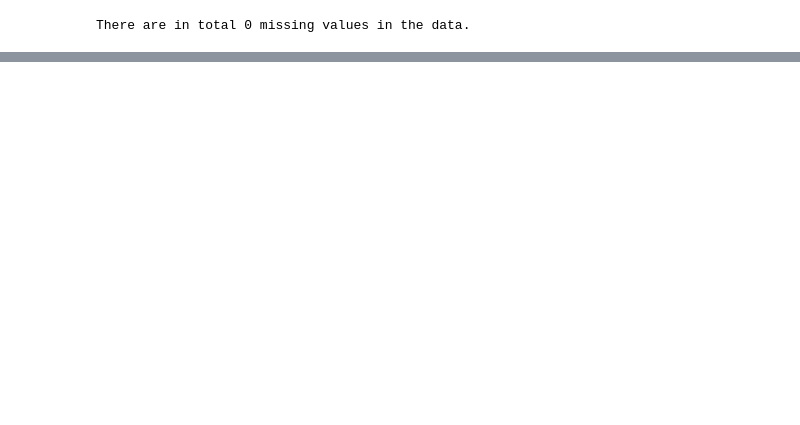
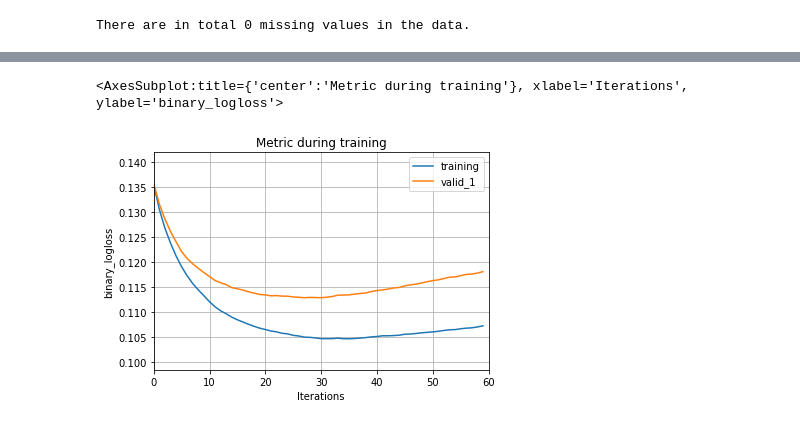
Before and after one commit to shoaibkhanz/bankruptcy_prediction, a Jupyter notebook: notebook/exploration.ipynb, the cells around one changed output, grey strips where cells are left out. Saved outputs shown, nothing was run; the diff lists cells and outputs as text; code cells hidden in the pictures; blank space fills up the shorter version.

Commit message:
baseline models using lightgbm and catboost

```diff
--- a/notebook/exploration.ipynb
+++ b/notebook/exploration.ipynb
@@ -154,0 +194,5 @@ plot_bar(data_agg["values"],data_agg["perc%"], title="Bankruptcy")
+# %%
+# convert categoricals to float
+cat_cols = list(data_variance.dtypes[data_variance.dtypes=="object"].index)
+for c in cat_cols:
+    data_variance.loc[:,c] = data_variance.loc[:,c].astype("category")
@@ -154,0 +238,7 @@ plot_bar(data_agg["values"],data_agg["perc%"], title="Bankruptcy")
+# %%
+from sklearn.model_selection import train_test_split
+X, y = (data_variance.drop(target,axis=1),data_variance[target])
+X_train,X_test,y_train,y_test = train_test_split(X,y,test_size=0.2, stratify=data_variance[target])
+
+# train_dt = pd.concat([X_train,y_train],axis=1)
+# test_dt = pd.concat([X_test,y_test],axis=1)
@@ -154,0 +247,18 @@ plot_bar(data_agg["values"],data_agg["perc%"], title="Bankruptcy")
+# %%
+train_dt = lgb.Dataset(data=X_train,label=y_train)
+test_dt = lgb.Dataset(data = X_test, label=y_test, reference=train_dt)
+# %%
+params = {
+        'objective': 'binary',
+        'metric':'binary_logloss',
+        'num_leaves': 10,
+        'learning_rate':0.01,
+        'is_unbalance':True,
+}
+evals={}
+
+mod = lgb.train(params=params,
+                num_boost_round=60,
+                train_set = train_dt,
+                valid_sets=[train_dt, test_dt],
+                callbacks = [lgb.record_evaluation(evals)])
@@ -154,0 +275,5 @@ plot_bar(data_agg["values"],data_agg["perc%"], title="Bankruptcy")
+# %%
+lgb.plot_metric(evals)
+# %% [output]
+<AxesSubplot:title={'center':'Metric during training'}, xlabel='Iterations', ylabel='binary_logloss'>
+[figure, added]
```
Also changed, not shown: parts of 43 cells of this notebook, 2 other files.
